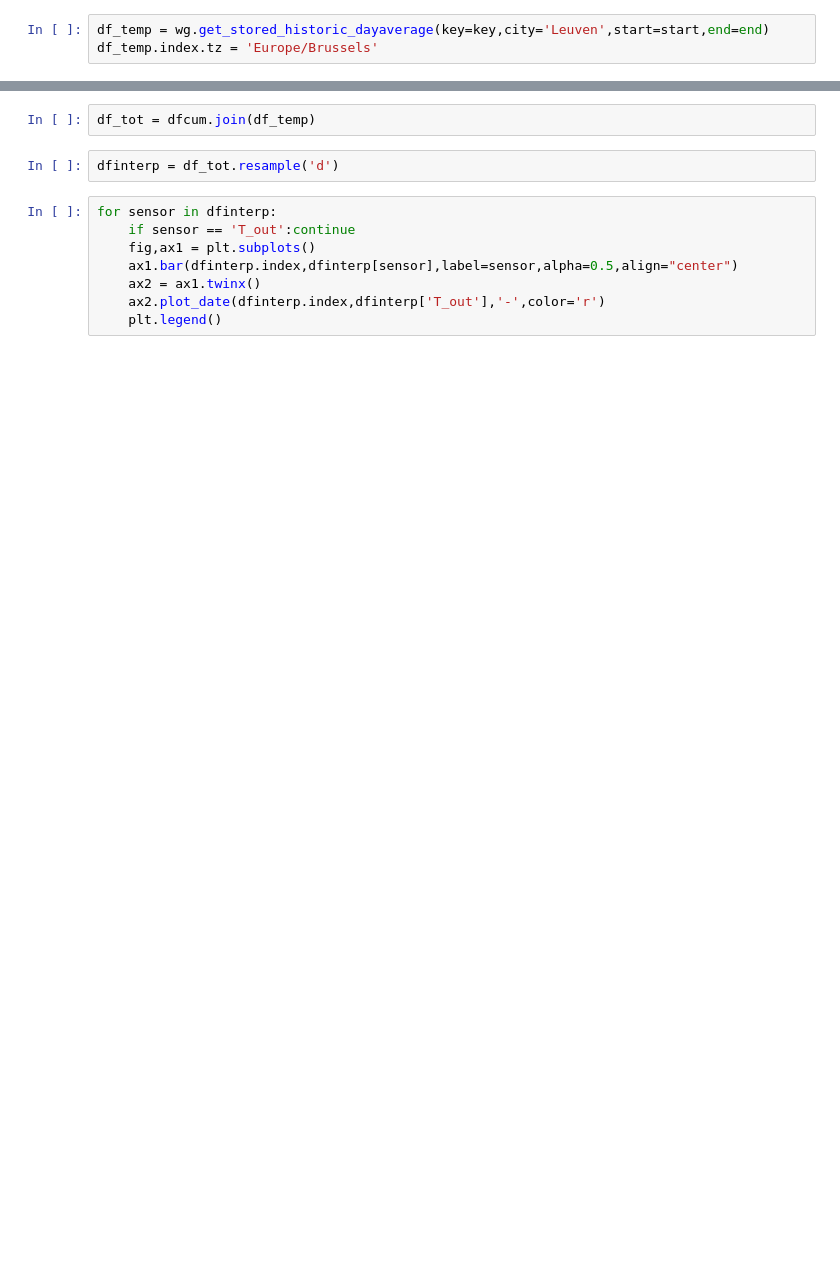
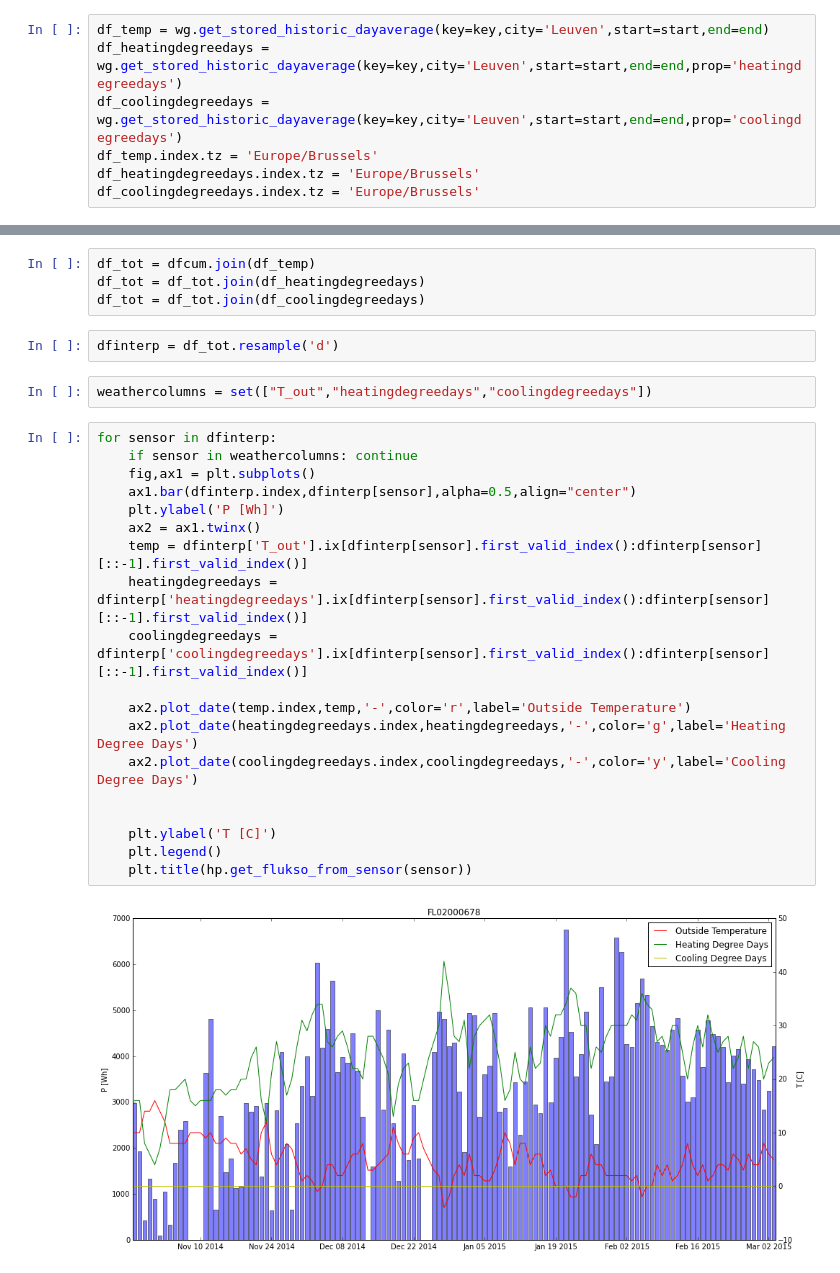
Before and after one commit to JrtPec/opengrid, a Jupyter notebook: test_scripts/2.ipynb, the cells around one changed output, grey strips where cells are left out. Drawn from its saved outputs; the diff is of its cells as text; blank space fills up the shorter version.

```diff
--- a/test_scripts/2.ipynb
+++ b/test_scripts/2.ipynb
@@ -64,3 +70,7 @@ dfcum.index.tz# = None
 # %%
 df_temp = wg.get_stored_historic_dayaverage(key=key,city='Leuven',start=start,end=end)
+df_heatingdegreedays = wg.get_stored_historic_dayaverage(key=key,city='Leuven',start=start,end=end,prop='heatingdegreedays')
+df_coolingdegreedays = wg.get_stored_historic_dayaverage(key=key,city='Leuven',start=start,end=end,prop='coolingdegreedays')
 df_temp.index.tz = 'Europe/Brussels'
+df_heatingdegreedays.index.tz = 'Europe/Brussels'
+df_coolingdegreedays.index.tz = 'Europe/Brussels'
@@ -67,12 +87,29 @@ df_temp.index.tz = 'Europe/Brussels'
 # %%
 df_tot = dfcum.join(df_temp)
+df_tot = df_tot.join(df_heatingdegreedays)
+df_tot = df_tot.join(df_coolingdegreedays)
 # %%
 dfinterp = df_tot.resample('d')
-# %%
-for sensor in dfinterp:
-    if sensor == 'T_out':continue
-    fig,ax1 = plt.subplots()
-    ax1.bar(dfinterp.index,dfinterp[sensor],label=sensor,alpha=0.5,align="center")
-    ax2 = ax1.twinx()
-    ax2.plot_date(dfinterp.index,dfinterp['T_out'],'-',color='r')
-    plt.legend()
+# %%
+weathercolumns = set(["T_out","heatingdegreedays","coolingdegreedays"])
+# %%
+for sensor in dfinterp:
+    if sensor in weathercolumns: continue
+    fig,ax1 = plt.subplots()
+    ax1.bar(dfinterp.index,dfinterp[sensor],alpha=0.5,align="center")
+    plt.ylabel('P [Wh]')
+    ax2 = ax1.twinx()
+    temp = dfinterp['T_out'].ix[dfinterp[sensor].first_valid_index():dfinterp[sensor][::-1].first_valid_index()]
+    heatingdegreedays = dfinterp['heatingdegreedays'].ix[dfinterp[sensor].first_valid_index():dfinterp[sensor][::-1].first_valid_index()]
+    coolingdegreedays = dfinterp['coolingdegreedays'].ix[dfinterp[sensor].first_valid_index():dfinterp[sensor][::-1].first_valid_index()]
+
+    ax2.plot_date(temp.index,temp,'-',color='r',label='Outside Temperature')
+    ax2.plot_date(heatingdegreedays.index,heatingdegreedays,'-',color='g',label='Heating Degree Days')
+    ax2.plot_date(coolingdegreedays.index,coolingdegreedays,'-',color='y',label='Cooling Degree Days')
+
+
+    plt.ylabel('T [C]')
+    plt.legend()
+    plt.title(hp.get_flukso_from_sensor(sensor))
+# %% [output]
+[figure, added]
```
Also changed, not shown: parts of 9 cells of this notebook, 3 other files.
